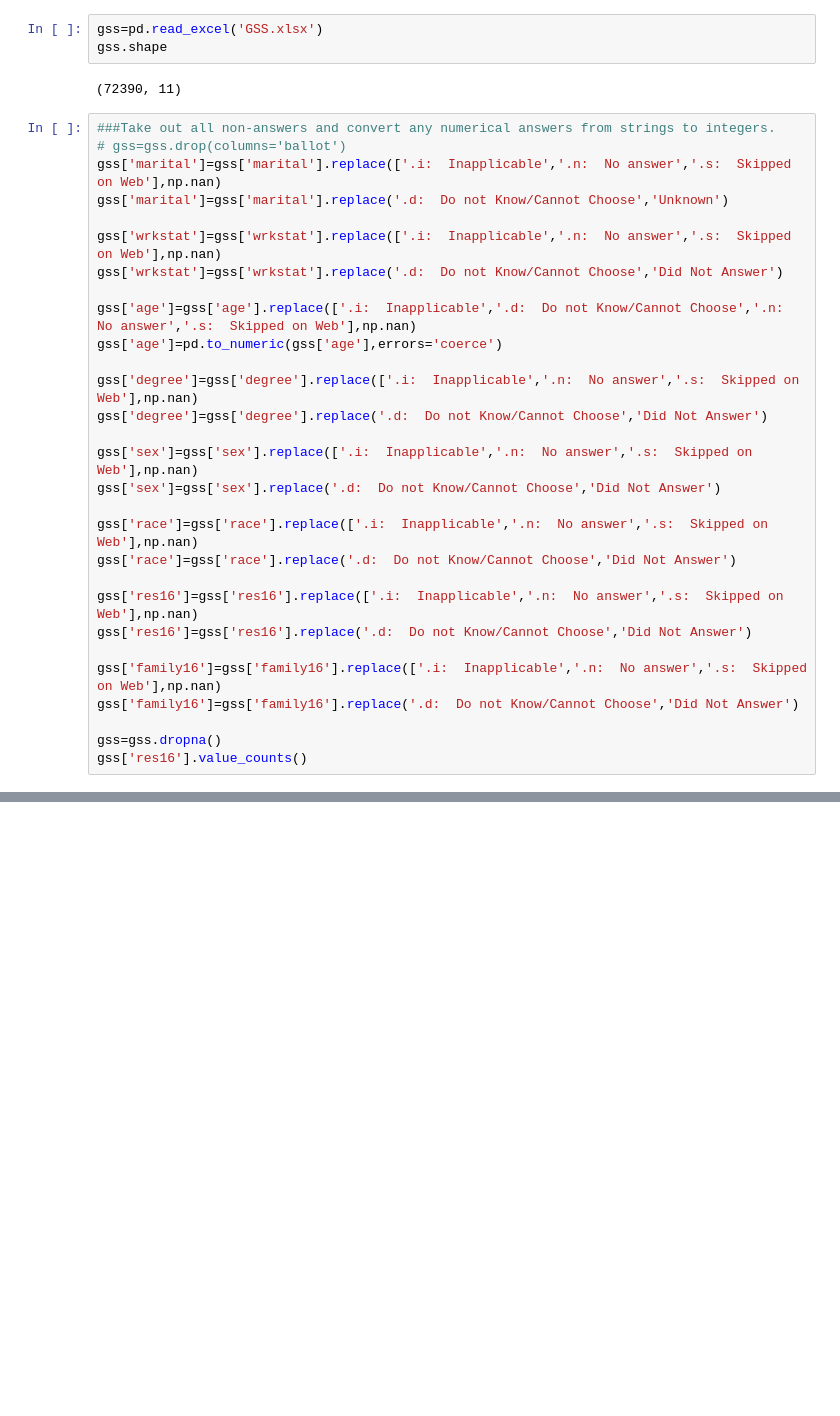
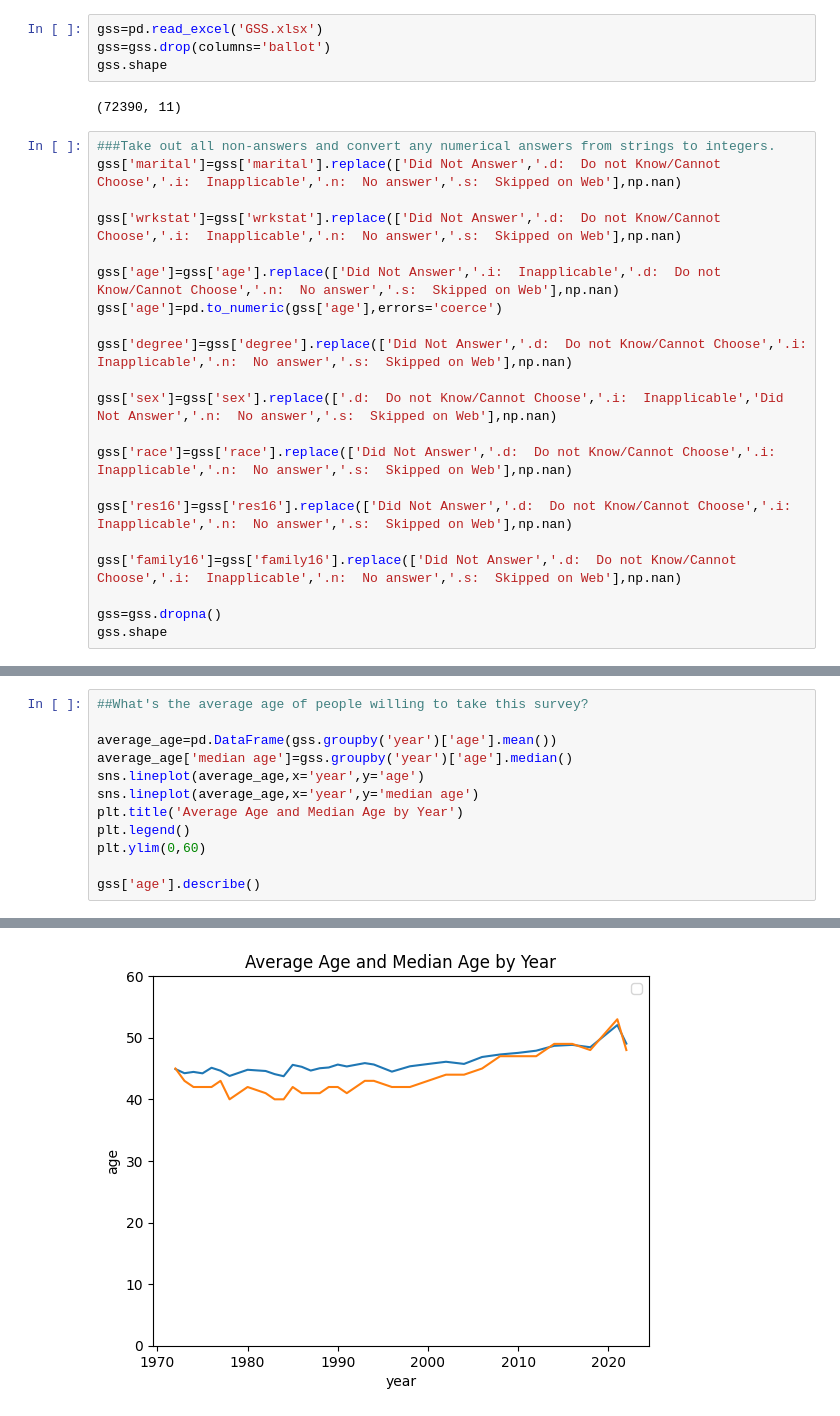
Before and after one commit to jac7az/EDA, a Jupyter notebook: lab/gss.ipynb, the cells around one changed output, grey strips where cells are left out. Cells and saved outputs as stored; diff of their text form; blank space fills up the shorter version.

```diff
--- a/lab/gss.ipynb
+++ b/lab/gss.ipynb
@@ -31,36 +31,29 @@ import os
 # upload=files.upload()
 # %%
 gss=pd.read_excel('GSS.xlsx')
+gss=gss.drop(columns='ballot')
 gss.shape
 # %% [output]
 (72390, 11)
 # %%
 ###Take out all non-answers and convert any numerical answers from strings to integers.
-# gss=gss.drop(columns='ballot')
-gss['marital']=gss['marital'].replace(['.i:  Inapplicable','.n:  No answer','.s:  Skipped on Web'],np.nan)
-gss['marital']=gss['marital'].replace('.d:  Do not Know/Cannot Choose','Unknown')
+gss['marital']=gss['marital'].replace(['Did Not Answer','.d:  Do not Know/Cannot Choose','.i:  Inapplicable','.n:  No answer','.s:  Skipped on Web'],np.nan)
 
-gss['wrkstat']=gss['wrkstat'].replace(['.i:  Inapplicable','.n:  No answer','.s:  Skipped on Web'],np.nan)
-gss['wrkstat']=gss['wrkstat'].replace('.d:  Do not Know/Cannot Choose','Did Not Answer')
+gss['wrkstat']=gss['wrkstat'].replace(['Did Not Answer','.d:  Do not Know/Cannot Choose','.i:  Inapplicable','.n:  No answer','.s:  Skipped on Web'],np.nan)
 
-gss['age']=gss['age'].replace(['.i:  Inapplicable','.d:  Do not Know/Cannot Choose','.n:  No answer','.s:  Skipped on Web'],np.nan)
+gss['age']=gss['age'].replace(['Did Not Answer','.i:  Inapplicable','.d:  Do not Know/Cannot Choose','.n:  No answer','.s:  Skipped on Web'],np.nan)
 gss['age']=pd.to_numeric(gss['age'],errors='coerce')
 
-gss['degree']=gss['degree'].replace(['.i:  Inapplicable','.n:  No answer','.s:  Skipped on Web'],np.nan)
-gss['degree']=gss['degree'].replace('.d:  Do not Know/Cannot Choose','Did Not Answer')
+gss['degree']=gss['degree'].replace(['Did Not Answer','.d:  Do not Know/Cannot Choose','.i:  Inapplicable','.n:  No answer','.s:  Skipped on Web'],np.nan)
 
-gss['sex']=gss['sex'].replace(['.i:  Inapplicable','.n:  No answer','.s:  Skipped on Web'],np.nan)
-gss['sex']=gss['sex'].replace('.d:  Do not Know/Cannot Choose','Did Not Answer')
+gss['sex']=gss['sex'].replace(['.d:  Do not Know/Cannot Choose','.i:  Inapplicable','Did Not Answer','.n:  No answer','.s:  Skipped on Web'],np.nan)
 
-gss['race']=gss['race'].replace(['.i:  Inapplicable','.n:  No answer','.s:  Skipped on Web'],np.nan)
-gss['race']=gss['race'].replace('.d:  Do not Know/Cannot Choose','Did Not Answer')
+gss['race']=gss['race'].replace(['Did Not Answer','.d:  Do not Know/Cannot Choose','.i:  Inapplicable','.n:  No answer','.s:  Skipped on Web'],np.nan)
 
-gss['res16']=gss['res16'].replace(['.i:  Inapplicable','.n:  No answer','.s:  Skipped on Web'],np.nan)
-gss['res16']=gss['res16'].replace('.d:  Do not Know/Cannot Choose','Did Not Answer')
+gss['res16']=gss['res16'].replace(['Did Not Answer','.d:  Do not Know/Cannot Choose','.i:  Inapplicable','.n:  No answer','.s:  Skipped on Web'],np.nan)
 
-gss['family16']=gss['family16'].replace(['.i:  Inapplicable','.n:  No answer','.s:  Skipped on Web'],np.nan)
-gss['family16']=gss['family16'].replace('.d:  Do not Know/Cannot Choose','Did Not Answer')
+gss['family16']=gss['family16'].replace(['Did Not Answer','.d:  Do not Know/Cannot Choose','.i:  Inapplicable','.n:  No answer','.s:  Skipped on Web'],np.nan)
 
 gss=gss.dropna()
-gss['res16'].value_counts()
+gss.shape
 # %% [output]
@@ -97,0 +61,13 @@ array([21, 20, 22, 19, 18])
+# %%
+##What's the average age of people willing to take this survey?
+
+average_age=pd.DataFrame(gss.groupby('year')['age'].mean())
+average_age['median age']=gss.groupby('year')['age'].median()
+sns.lineplot(average_age,x='year',y='age')
+sns.lineplot(average_age,x='year',y='median age')
+plt.title('Average Age and Median Age by Year')
+plt.legend()
+plt.ylim(0,60)
+
+gss['age'].describe()
+# %% [output]
@@ -97,0 +84 @@ array([21, 20, 22, 19, 18])
+[figure, added]
```
Also changed, not shown: parts of 5 cells of this notebook.
